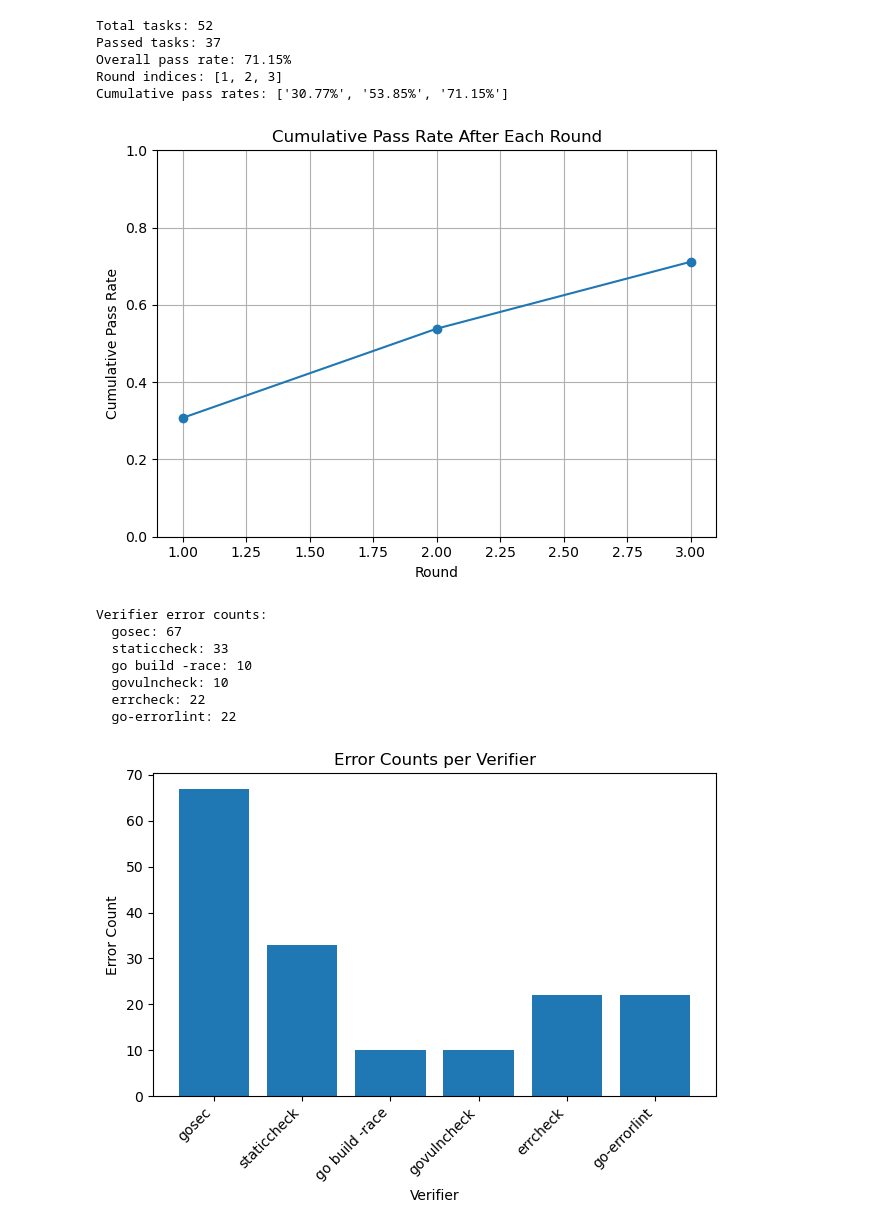
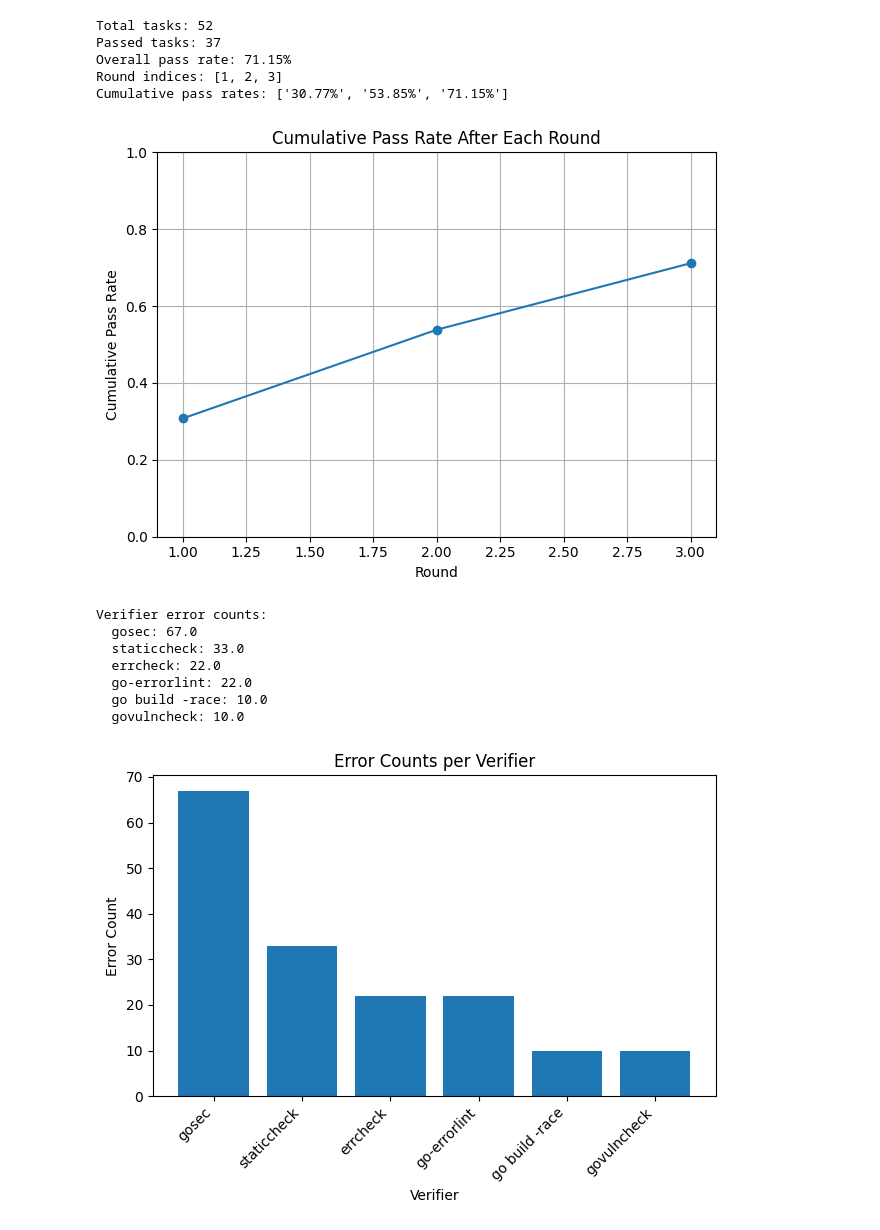
Before and after one commit to ZeSun037/go-code-generation-agency, a Jupyter notebook: src/data_analysis.ipynb, the cells around one changed output. Cells and saved outputs as stored; diff of their text form; code cells hidden in the pictures.

Commit message:
update data analysis notebook to draw cumulative results

```diff
--- a/src/data_analysis.ipynb
+++ b/src/data_analysis.ipynb
@@ -87,6 +87,7 @@ def count_verifier_errors(records):
     每一条 error 计为 1 次
     """
     counter = Counter()
+    ratio = 52 / len(records)
     for r in records:
         rounds = r.get("rounds", [])
         for rd in rounds:
@@ -94,6 +95,8 @@ def count_verifier_errors(records):
             for err in errors:
                 verifier = err.get("verifier", "UNKNOWN")
                 counter[verifier] += 1
+    for v in list(counter.keys()):
+        counter[v] *= ratio
     return counter
 
 
@@ -132,44 +135,44 @@ def plot_verifier_error_counts(counter):
 #    - 每轮之后的累计通过率折线图
 #    - 每种 verifier 报错数量的柱状图
 
-folder_path = "/home/fanbao/291P/go-code-generation-agency/benchmark/concurrency/results/gemini"  # TODO: 改成你的实际路径，例如 "benchmark/concurrency/results"
+folder_path = "../benchmark/concurrency/results/gemini"  # TODO: 改成你的实际路径，例如 "benchmark/concurrency/results"
 
 records = load_json_files(folder_path)
 
 if not records:
     print("No valid JSON records found. Check folder_path.")
 else:
     # 1. 总通过率（最终 pass）
     rate, passed, total = compute_overall_pass_rate(records)
     print(f"Total tasks: {total}")
     print(f"Passed tasks: {passed}")
     print(f"Overall pass rate: {rate:.2%}")
 
     # 2. 每轮之后的累计通过率折线图
     round_indices, cumulative_rates = compute_cumulative_pass_rate_by_round(records)
     if round_indices:
         print("Round indices:", round_indices)
         print("Cumulative pass rates:", [f"{r:.2%}" for r in cumulative_rates])
         plot_pass_rate_by_round(round_indices, cumulative_rates)
 
     # 3. 每种 verifier 报错数量柱状图
     verifier_counter = count_verifier_errors(records)
     print("Verifier error counts:")
     for v, c in verifier_counter.items():
         print(f"  {v}: {c}")
     plot_verifier_error_counts(verifier_counter)
 # %% [output]
 Total tasks: 52
 Passed tasks: 37
 Overall pass rate: 71.15%
 Round indices: [1, 2, 3]
 Cumulative pass rates: ['30.77%', '53.85%', '71.15%']
 [figure]
 Verifier error counts:
-  gosec: 67
-  staticcheck: 33
-  go build -race: 10
-  govulncheck: 10
-  errcheck: 22
-  go-errorlint: 22
+  gosec: 67.0
+  staticcheck: 33.0
+  errcheck: 22.0
+  go-errorlint: 22.0
+  go build -race: 10.0
+  govulncheck: 10.0
-[figure, old version]
+[figure, new version]
```
Also changed, not shown: parts of 6 cells of this notebook.
